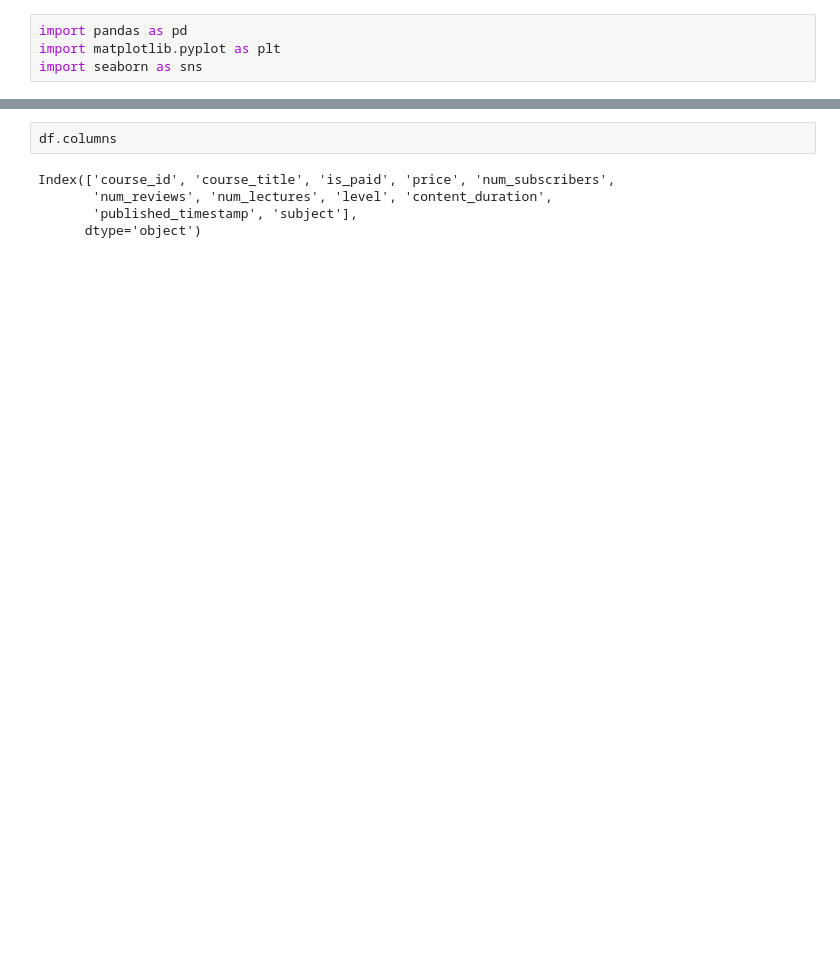
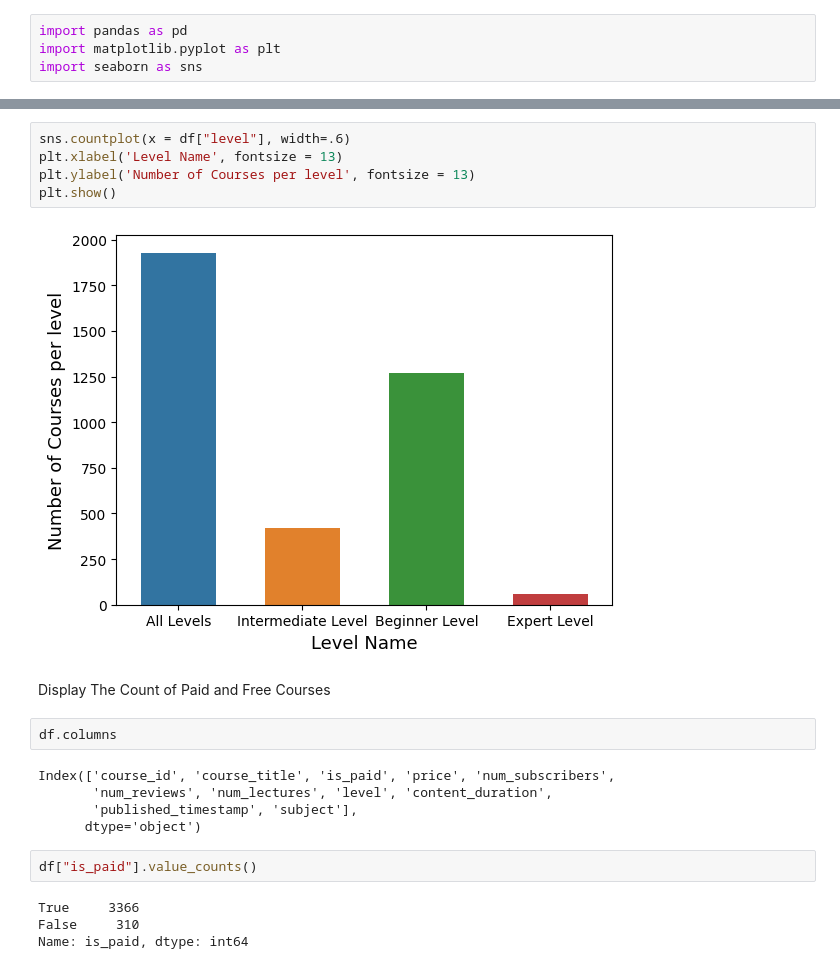
Before and after one commit to smashfakuddin/Udemy_course_DA, a Jupyter notebook: Udemy_analysis.ipynb, the cells around one changed output, grey strips where cells are left out. Saved outputs shown, nothing was run; the diff lists cells and outputs as text; blank space fills up the shorter version.

```diff
--- a/Udemy_analysis.ipynb
+++ b/Udemy_analysis.ipynb
@@ -13,3 +137,12 @@ df.head(3)
+# %%
+sns.countplot(x = df["level"], width=.6)
+plt.xlabel('Level Name', fontsize = 13)
+plt.ylabel('Number of Courses per level', fontsize = 13)
+plt.show()
+# %% [output]
+[figure, added]
+# %% [markdown]
+Display The Count of Paid and Free Courses
 # %%
 df.columns
 # %% [output]
@@ -17,3 +150,9 @@ Index(['course_id', 'course_title', 'is_paid', 'price', 'num_subscribers',
        'num_reviews', 'num_lectures', 'level', 'content_duration',
        'published_timestamp', 'subject'],
       dtype='object')
+# %%
+df["is_paid"].value_counts()
+# %% [output]
+True     3366
+False     310
+Name: is_paid, dtype: int64
```
Also changed, not shown: parts of 42 cells of this notebook.
